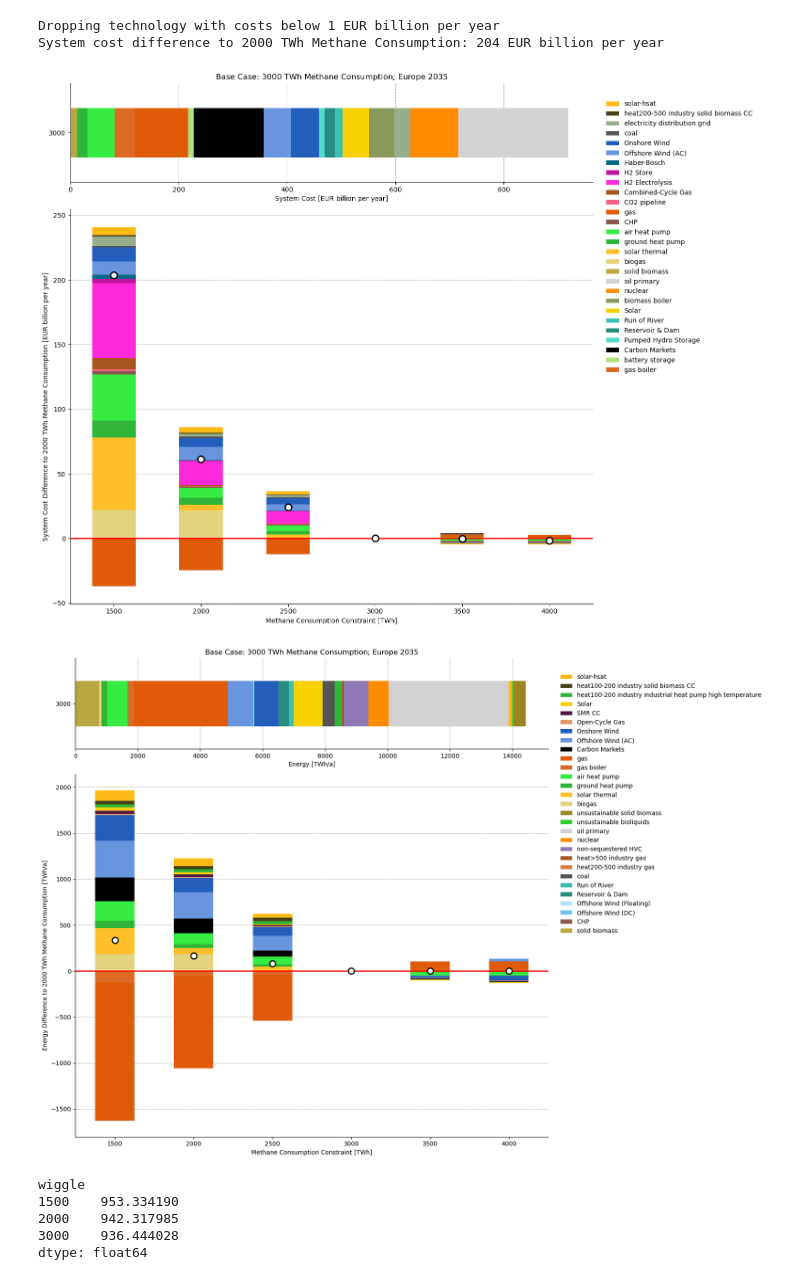
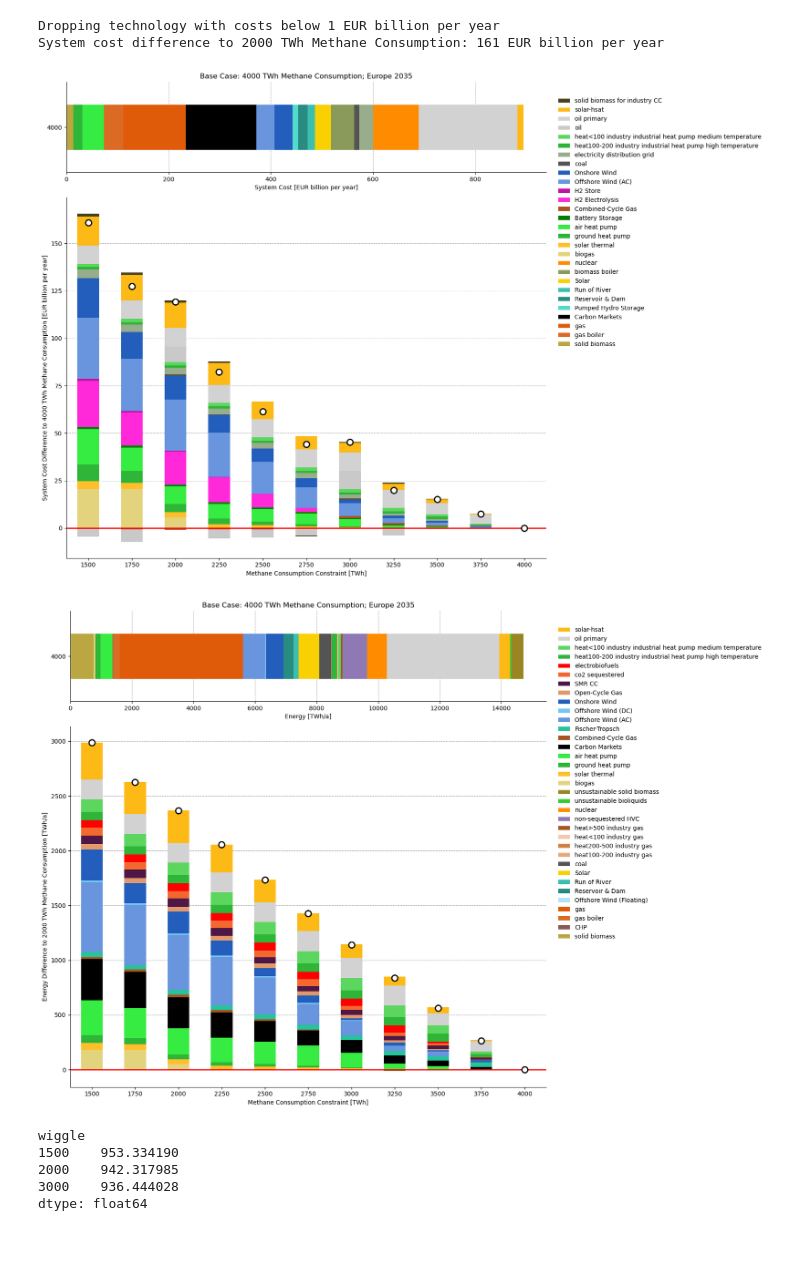
Before and after one commit to LukasFrankenQ/resilient-pypsa-eur, a Jupyter notebook: notebooks/plot_system_costs.ipynb, the cells around one changed output. Cells and saved outputs as stored; diff of their text form; code cells hidden in the pictures; blank space fills up the shorter version.

```diff
--- a/notebooks/plot_system_costs.ipynb
+++ b/notebooks/plot_system_costs.ipynb
@@ -234,7 +234,7 @@ cost_df = pd.read_csv(
 )
 cost_df.columns = cost_df.columns.get_level_values(-1)
 
-base_col = '3000'
+base_col = '4000'
 base = cost_df[base_col].copy()
 
 diff = cost_df.sub(base, axis=0)
@@ -270,37 +270,37 @@ ax1.set_title(f"Base Case: {base_col} TWh Methane Consumption; Europe 2035")
 ax1.grid(axis="x", linestyle='--')
 ax1.set_axisbelow(True)
 
-ax2.set_ylabel("System Cost Difference to 2000 TWh Methane Consumption [EUR billion per year]")
+ax2.set_ylabel(f"System Cost Difference to {base_col} TWh Methane Consumption [EUR billion per year]")
 
 ax2.set_xlabel("")
 
 ax2.grid(axis="y", linestyle='--')
 ax2.set_axisbelow(True)
 
 ax2.axhline(0, color='red', linewidth=2)
 
 # Create shared legend
 fig.legend(
     handles, labels, ncol=1, loc="upper left", bbox_to_anchor=[1, 0.95], frameon=False
 )
 
 for ax in [ax1, ax2]:
     ax.spines['top'].set_visible(False)
     ax.spines['right'].set_visible(False)
 
 # Remove rotation from x-axis tick labels
 for ax in [ax1, ax2]:
     ax.tick_params(axis='x', rotation=0)
 
 ax2.set_xlabel("Methane Consumption Constraint [TWh]")
 
 # fig.savefig(snakemake.output.costs, bbox_inches="tight")
 plt.tight_layout()
 plt.show(fig)
 # %% [output]
 Dropping technology with costs below 1 EUR billion per year
-System cost difference to 2000 TWh Methane Consumption: 204 EUR billion per year
+System cost difference to 2000 TWh Methane Consumption: 161 EUR billion per year
-[figure, old version]
+[figure, new version]
 # %%
 def plot_energy(ax, energy_df):
 
@@ -383,7 +383,7 @@ energy_df = pd.read_csv(
 )
 energy_df.columns = energy_df.columns.get_level_values(-1)
 
-base_col = '3000'
+base_col = '4000'
 base = energy_df[base_col].copy()
 
 diff = energy_df.sub(base, axis=0)
@@ -447,7 +447,7 @@ ax2.set_xlabel("Methane Consumption Constraint [TWh]")
 plt.tight_layout()
 plt.show(fig)
 # %% [output]
-[figure, old version]
+[figure, new version]
 # %%
 cost_df.sum() / 1e9
 # %% [output]
```
Also changed, not shown: parts of 1 cell of this notebook, 3 other files.
